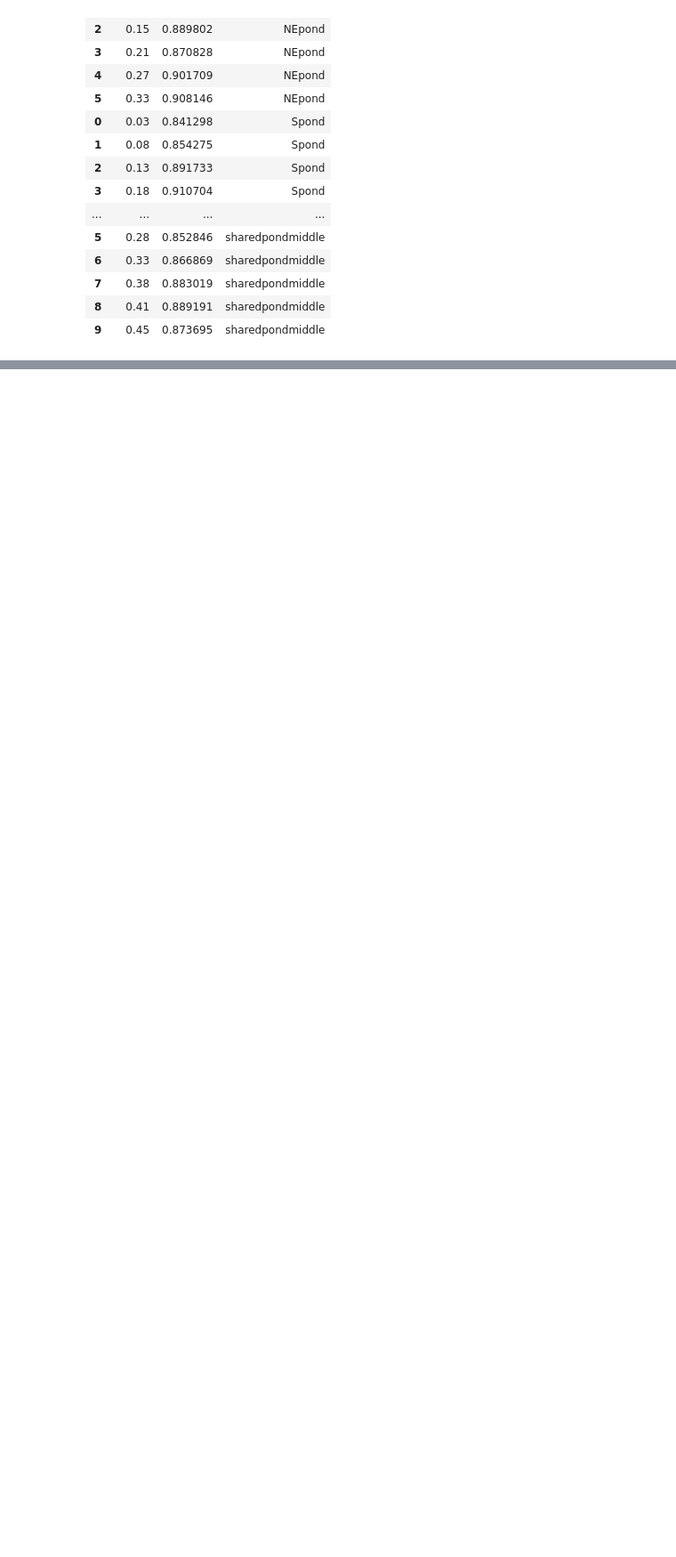
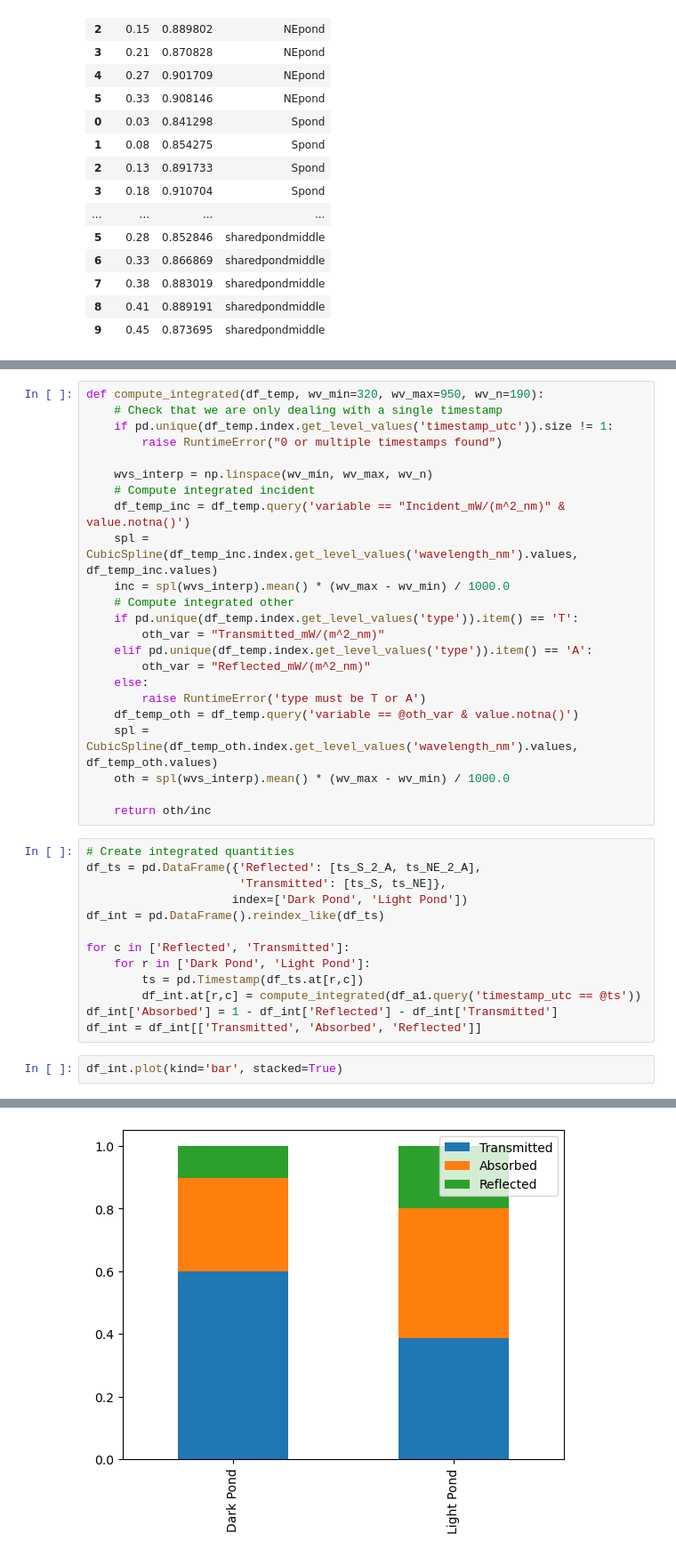
Before and after one commit to davidclemenssewall/contrasts, a Jupyter notebook: pond_highlights_20250802.ipynb, the cells around one changed output, grey strips where cells are left out. Shown at 89% size. Cells and saved outputs as stored; diff of their text form; blank space fills up the shorter version.

Commit message:
updated light and dark pond figure for proposal

```diff
--- a/pond_highlights_20250802.ipynb
+++ b/pond_highlights_20250802.ipynb
@@ -531,0 +537,39 @@ df_dens
+# %%
+def compute_integrated(df_temp, wv_min=320, wv_max=950, wv_n=190):
+    # Check that we are only dealing with a single timestamp
+    if pd.unique(df_temp.index.get_level_values('timestamp_utc')).size != 1:
+        raise RuntimeError("0 or multiple timestamps found")
+
+    wvs_interp = np.linspace(wv_min, wv_max, wv_n)
+    # Compute integrated incident
+    df_temp_inc = df_temp.query('variable == "Incident_mW/(m^2_nm)" & value.notna()')
+    spl = CubicSpline(df_temp_inc.index.get_level_values('wavelength_nm').values, df_temp_inc.values)
+    inc = spl(wvs_interp).mean() * (wv_max - wv_min) / 1000.0
+    # Compute integrated other
+    if pd.unique(df_temp.index.get_level_values('type')).item() == 'T':
+        oth_var = "Transmitted_mW/(m^2_nm)"
+    elif pd.unique(df_temp.index.get_level_values('type')).item() == 'A':
+        oth_var = "Reflected_mW/(m^2_nm)"
+    else:
+        raise RuntimeError('type must be T or A')
+    df_temp_oth = df_temp.query('variable == @oth_var & value.notna()')
+    spl = CubicSpline(df_temp_oth.index.get_level_values('wavelength_nm').values, df_temp_oth.values)
+    oth = spl(wvs_interp).mean() * (wv_max - wv_min) / 1000.0
+
+    return oth/inc
+# %%
+# Create integrated quantities
+df_ts = pd.DataFrame({'Reflected': [ts_S_2_A, ts_NE_2_A],
+                      'Transmitted': [ts_S, ts_NE]},
+                     index=['Dark Pond', 'Light Pond'])
+df_int = pd.DataFrame().reindex_like(df_ts)
+
+for c in ['Reflected', 'Transmitted']:
+    for r in ['Dark Pond', 'Light Pond']:
+        ts = pd.Timestamp(df_ts.at[r,c])
+        df_int.at[r,c] = compute_integrated(df_a1.query('timestamp_utc == @ts'))
+df_int['Absorbed'] = 1 - df_int['Reflected'] - df_int['Transmitted']
+df_int = df_int[['Transmitted', 'Absorbed', 'Reflected']]
+# %%
+df_int.plot(kind='bar', stacked=True)
+# %% [output]
@@ -531,0 +577 @@ df_dens
+[figure, added]
```
Also changed, not shown: parts of 7 cells of this notebook.
